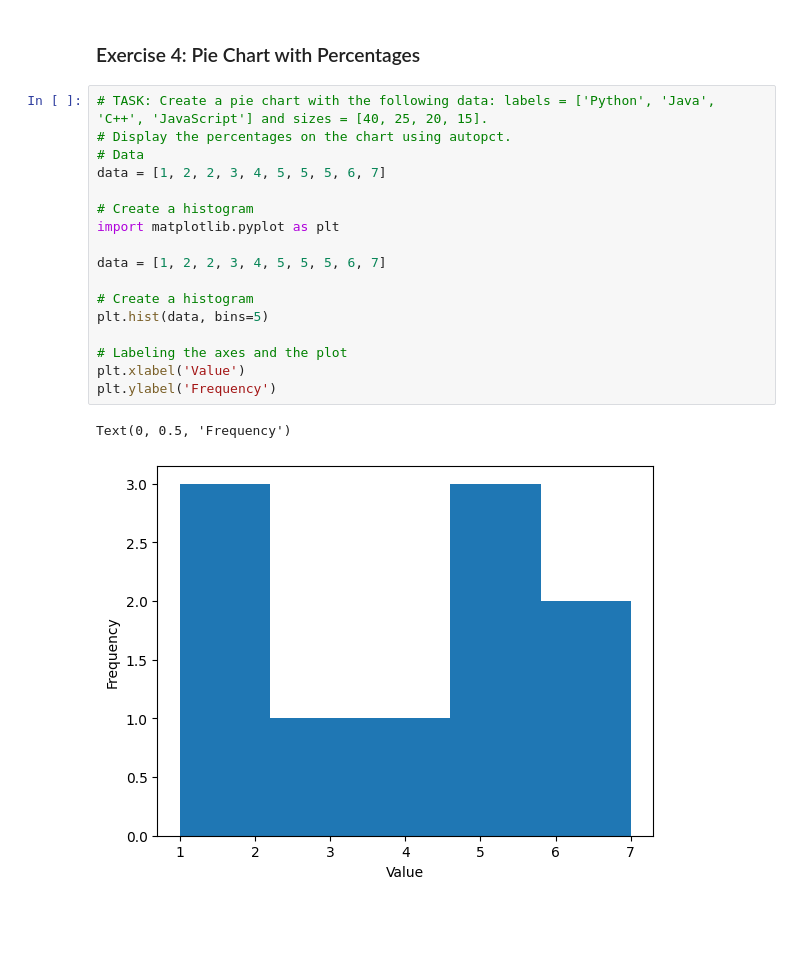
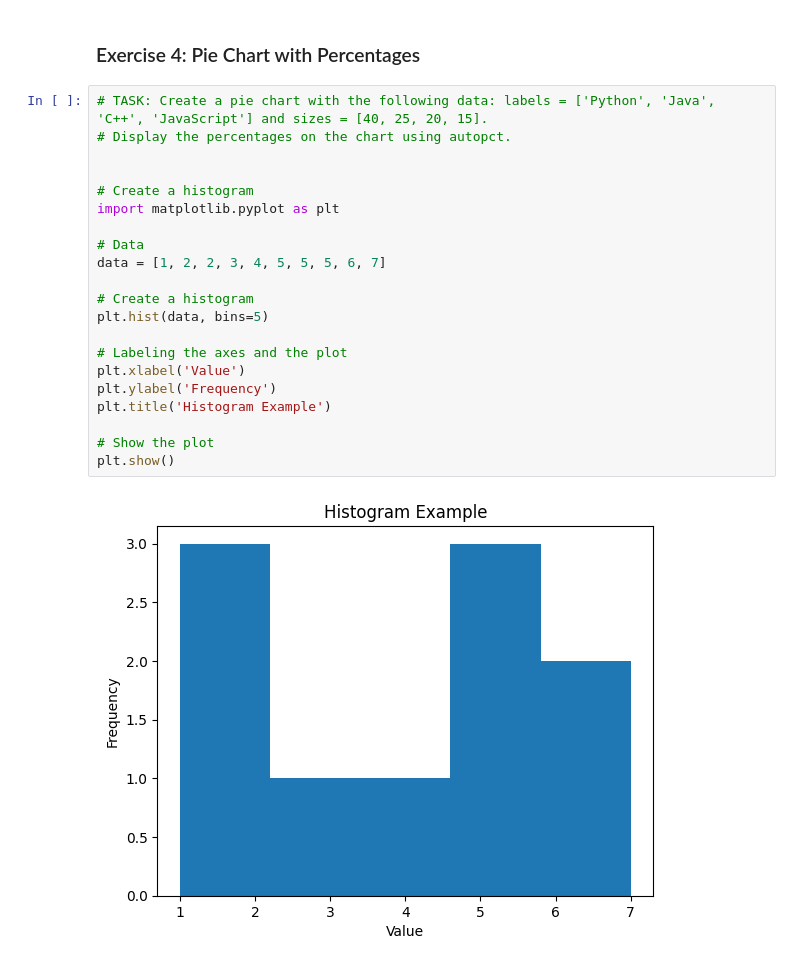
Before and after one commit to Akshay527922t/python-jupyter-template, a Jupyter notebook: src/4-pie-chart.ipynb, the cells around one changed output. Cells and saved outputs as stored; diff of their text form; blank space fills up the shorter version.

Commit message:
added a new bar plot  example

```diff
--- a/src/4-pie-chart.ipynb
+++ b/src/4-pie-chart.ipynb
@@ -3,20 +3,23 @@
 # %%
 # TASK: Create a pie chart with the following data: labels = ['Python', 'Java', 'C++', 'JavaScript'] and sizes = [40, 25, 20, 15].
 # Display the percentages on the chart using autopct.
-# Data
-data = [1, 2, 2, 3, 4, 5, 5, 5, 6, 7]
+
 
 # Create a histogram
 import matplotlib.pyplot as plt
 
+# Data
 data = [1, 2, 2, 3, 4, 5, 5, 5, 6, 7]
 
 # Create a histogram
 plt.hist(data, bins=5)
 
 # Labeling the axes and the plot
 plt.xlabel('Value')
 plt.ylabel('Frequency')
+plt.title('Histogram Example')
+
+# Show the plot
+plt.show()
 # %% [output]
-Text(0, 0.5, 'Frequency')
-[figure, old version]
+[figure, new version]
```
Also changed, not shown: 4 other files.
